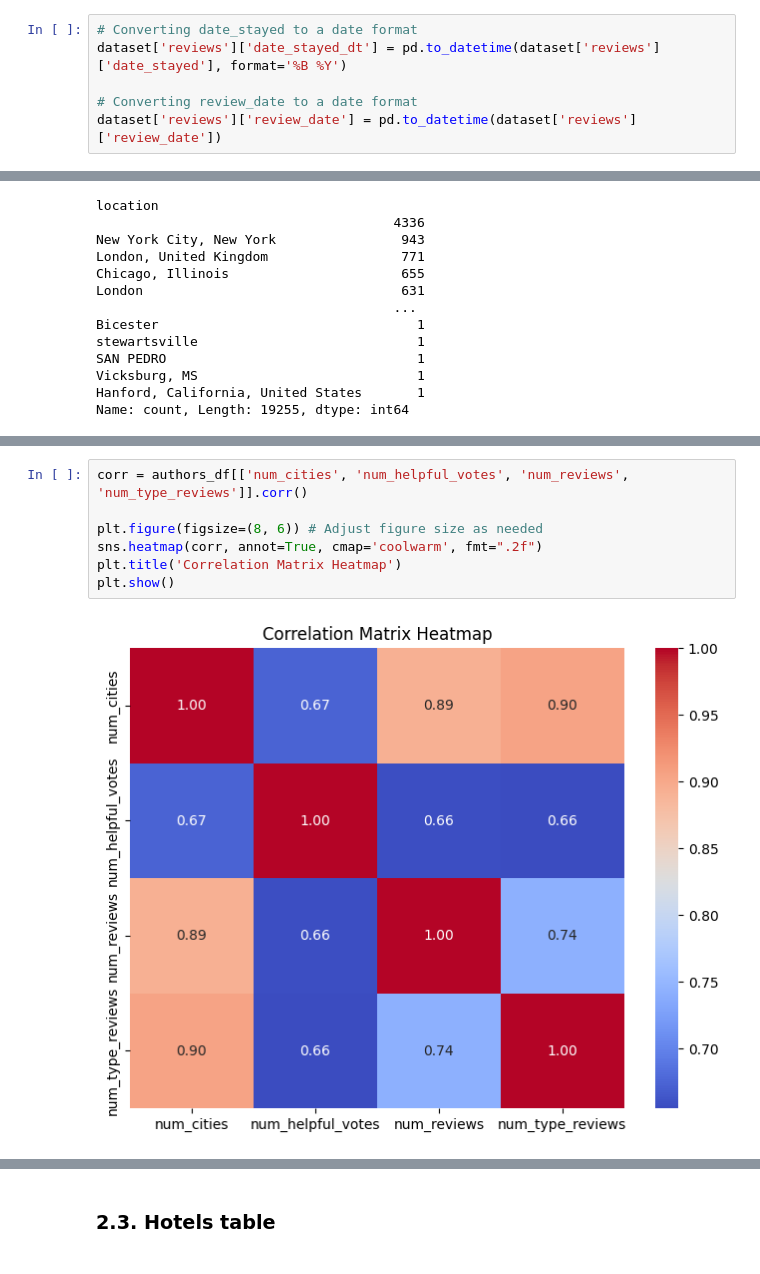
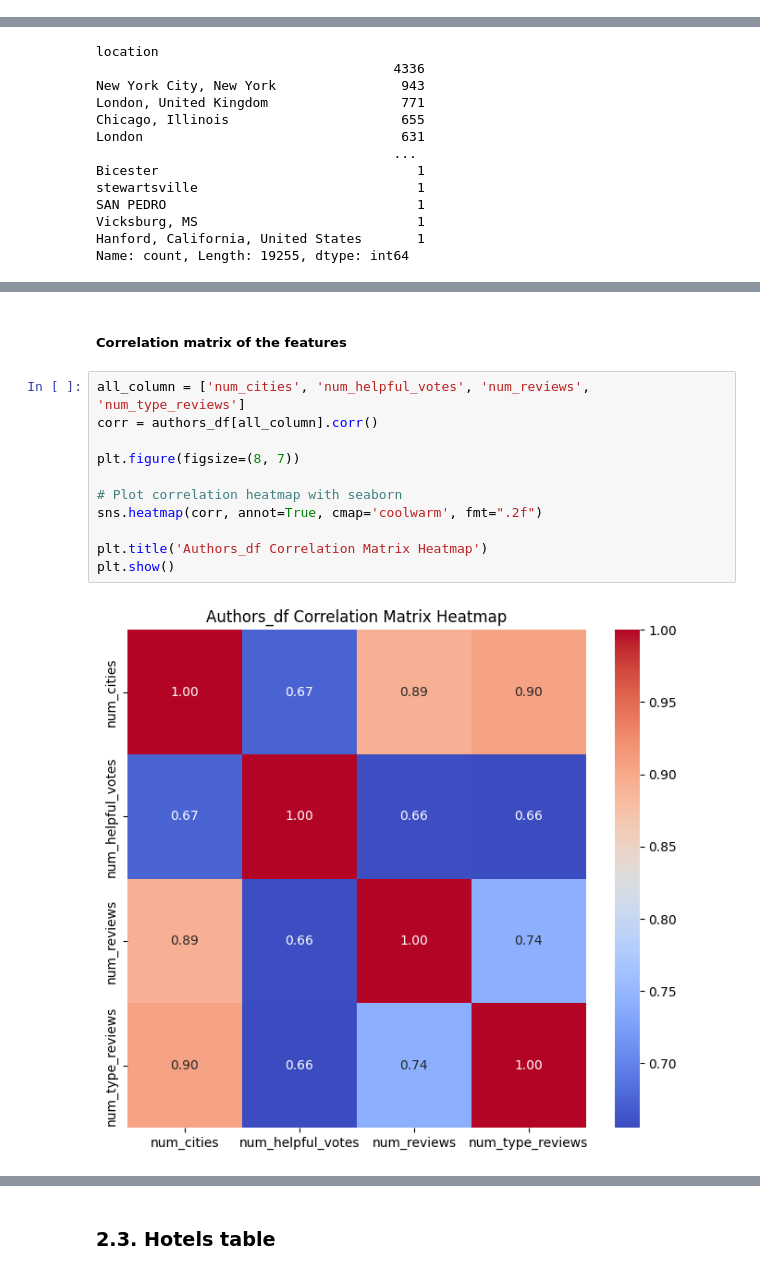
Before and after one commit to nadiavictoria/IS512-Hotel-Analytics, a Jupyter notebook: notebooks/02_exploratory_analysis.ipynb, the cells around one changed output, grey strips where cells are left out. Saved outputs shown, nothing was run; the diff lists cells and outputs as text.

```diff
--- a/notebooks/02_exploratory_analysis.ipynb
+++ b/notebooks/02_exploratory_analysis.ipynb
@@ -105,6 +138,0 @@ These are some notable warnings that I noticed:
-# %%
-# Converting date_stayed to a date format
-dataset['reviews']['date_stayed_dt'] = pd.to_datetime(dataset['reviews']['date_stayed'], format='%B %Y')
-
-# Converting review_date to a date format
-dataset['reviews']['review_date'] = pd.to_datetime(dataset['reviews']['review_date'])
@@ -479,9 +549,15 @@ Name: count, Length: 19255, dtype: int64
+# %% [markdown]
+##### **Correlation matrix of the features**
 # %%
-corr = authors_df[['num_cities', 'num_helpful_votes', 'num_reviews', 'num_type_reviews']].corr()
+all_column = ['num_cities', 'num_helpful_votes', 'num_reviews', 'num_type_reviews']
+corr = authors_df[all_column].corr()
 
-plt.figure(figsize=(8, 6)) # Adjust figure size as needed
+plt.figure(figsize=(8, 7))
+
+# Plot correlation heatmap with seaborn
 sns.heatmap(corr, annot=True, cmap='coolwarm', fmt=".2f")
-plt.title('Correlation Matrix Heatmap')
+
+plt.title('Authors_df Correlation Matrix Heatmap')
 plt.show()
 # %% [output]
-[figure, old version]
+[figure, new version]
```
Also changed, not shown: parts of 102 cells of this notebook.
